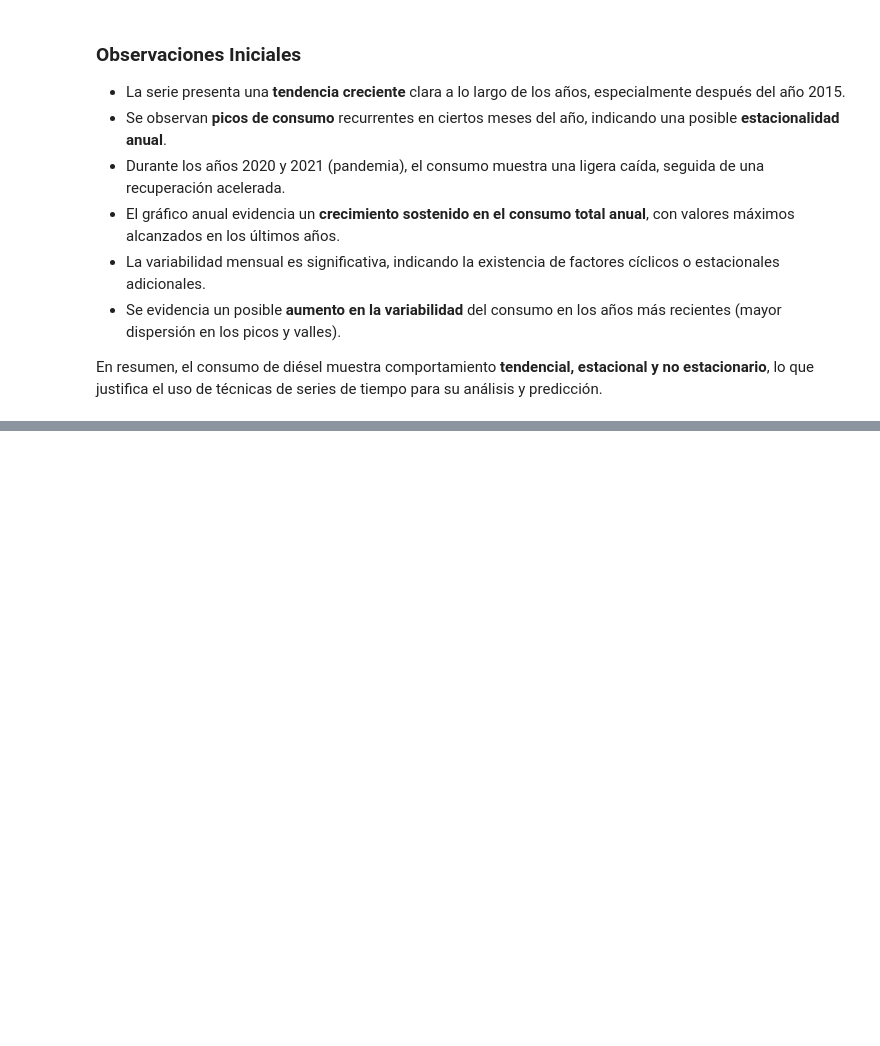
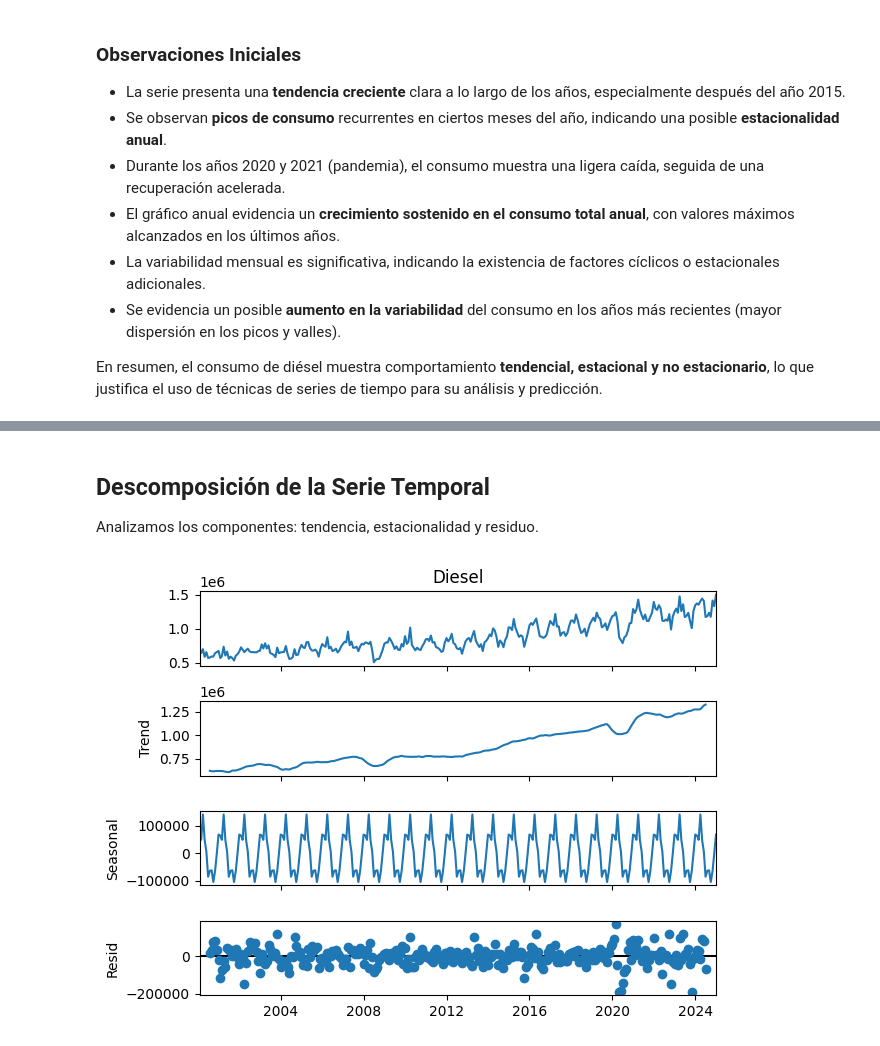
Before and after one commit to DanielDubon/DS_TimeSeries, a Jupyter notebook: notebooks/DieselNotebook.ipynb, the cells around one changed output, grey strips where cells are left out. Saved outputs shown, nothing was run; the diff lists cells and outputs as text; code cells hidden in the pictures; blank space fills up the shorter version.

```diff
--- a/notebooks/DieselNotebook.ipynb
+++ b/notebooks/DieselNotebook.ipynb
@@ -108,0 +128,12 @@ En resumen, el consumo de diésel muestra comportamiento **tendencial, estaciona
+# %% [markdown]
+## Descomposición de la Serie Temporal
+
+Analizamos los componentes: tendencia, estacionalidad y residuo.
+# %%
+from statsmodels.tsa.seasonal import seasonal_decompose
+
+resultado = seasonal_decompose(df_diesel['Diesel'], model='additive', period=12)
+resultado.plot()
+plt.show()
+# %% [output]
+[figure, added]
```
Also changed, not shown: parts of 3 cells of this notebook.
